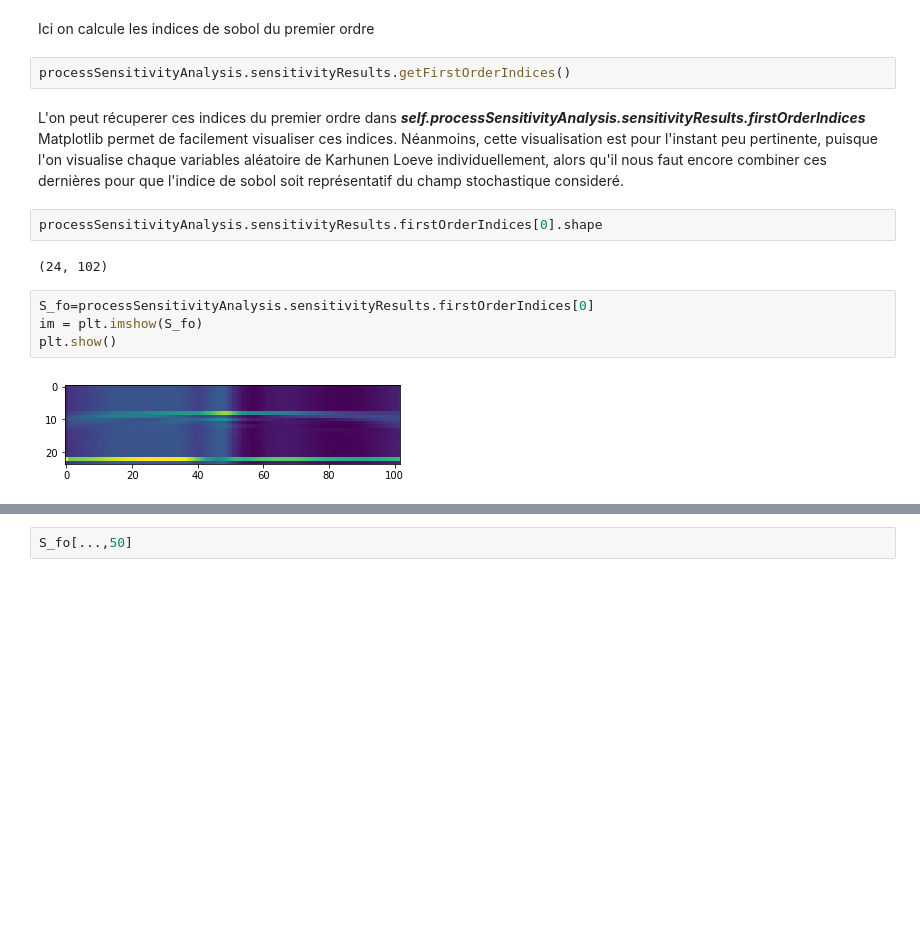
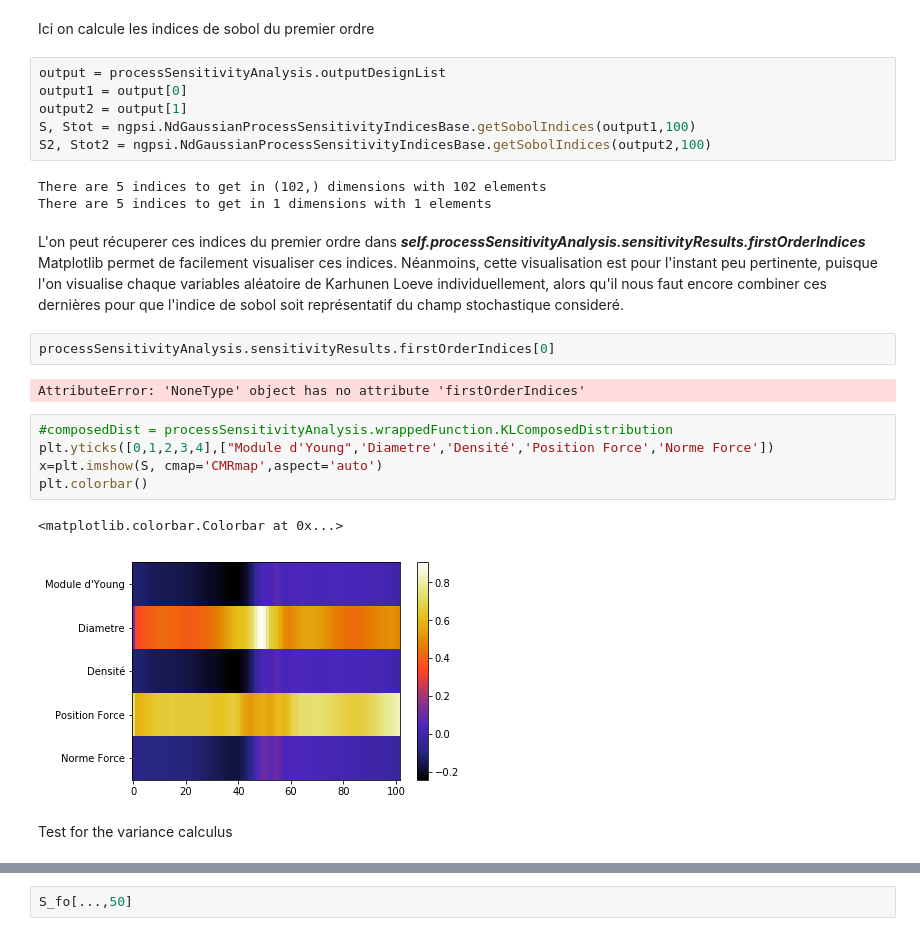
Before and after one commit to Kramer84/KarhunenLoeveFieldSensitivity, a Jupyter notebook: Demo Analyse de sensibilité poutre.ipynb, the cells around one changed output, grey strips where cells are left out. Saved outputs shown, nothing was run; the diff lists cells and outputs as text; blank space fills up the shorter version.

```diff
--- a/Demo Analyse de sensibilité poutre.ipynb
+++ b/Demo Analyse de sensibilité poutre.ipynb
@@ -265,17 +277,28 @@ new shape is :  1
 # %% [markdown]
 Ici on calcule les indices de sobol du premier ordre
-# %%
-processSensitivityAnalysis.sensitivityResults.getFirstOrderIndices()
+# %%
+output = processSensitivityAnalysis.outputDesignList
+output1 = output[0]
+output2 = output[1]
+S, Stot = ngpsi.NdGaussianProcessSensitivityIndicesBase.getSobolIndices(output1,100)
+S2, Stot2 = ngpsi.NdGaussianProcessSensitivityIndicesBase.getSobolIndices(output2,100)
+# %% [output]
+There are 5 indices to get in (102,) dimensions with 102 elements
+There are 5 indices to get in 1 dimensions with 1 elements
 # %% [markdown]
 L'on peut récuperer ces indices du premier ordre dans ***self.processSensitivityAnalysis.sensitivityResults.firstOrderIndices***
 Matplotlib permet de facilement visualiser ces indices. Néanmoins, cette visualisation est pour l'instant peu pertinente, puisque l'on visualise chaque variables aléatoire de Karhunen Loeve individuellement, alors qu'il nous faut encore combiner ces dernières pour que l'indice de sobol soit représentatif du champ stochastique consideré.
 # %%
-processSensitivityAnalysis.sensitivityResults.firstOrderIndices[0].shape
+processSensitivityAnalysis.sensitivityResults.firstOrderIndices[0]
 # %% [output]
-(24, 102)
+AttributeError: 'NoneType' object has no attribute 'firstOrderIndices'
-# %%
-S_fo=processSensitivityAnalysis.sensitivityResults.firstOrderIndices[0]
-im = plt.imshow(S_fo)
-plt.show()
-# %% [output]
-[figure, removed]
+# %%
+#composedDist = processSensitivityAnalysis.wrappedFunction.KLComposedDistribution
+plt.yticks([0,1,2,3,4],["Module d'Young",'Diametre','Densité','Position Force','Norme Force'])
+x=plt.imshow(S, cmap='CMRmap',aspect='auto')
+plt.colorbar()
+# %% [output]
+<matplotlib.colorbar.Colorbar at 0x...>
+[figure, added]
+# %% [markdown]
+Test for the variance calculus
```
Also changed, not shown: parts of 6 cells of this notebook, 1 other file.
